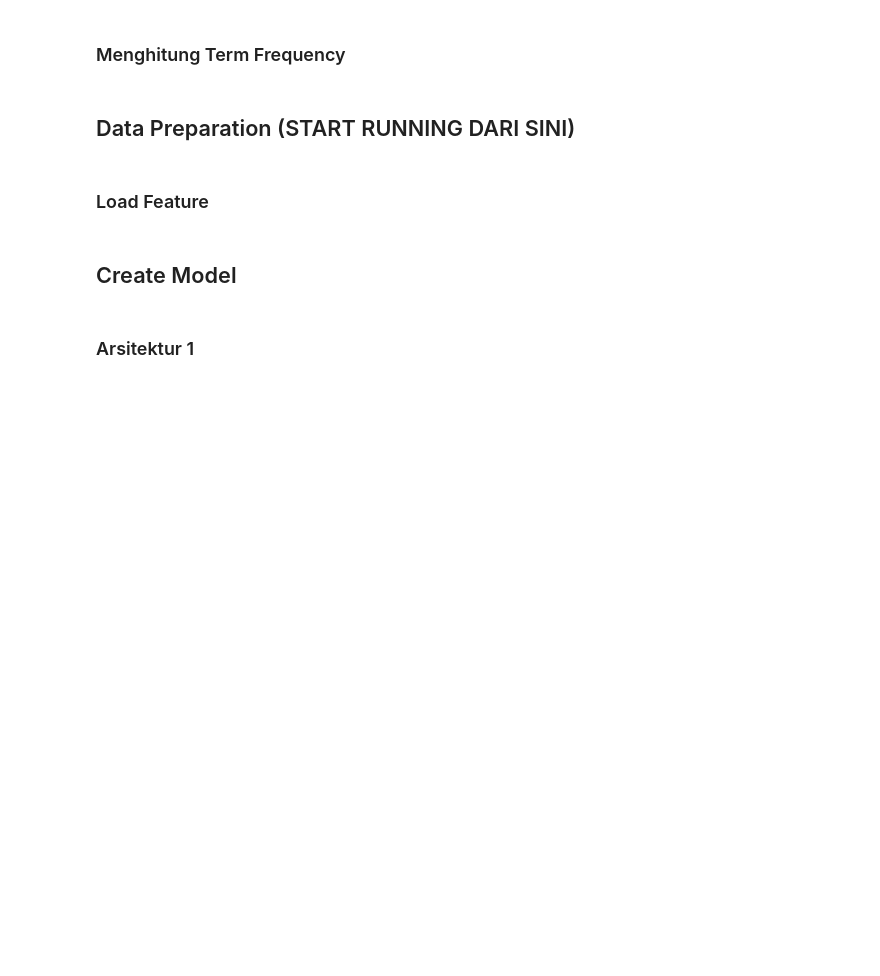
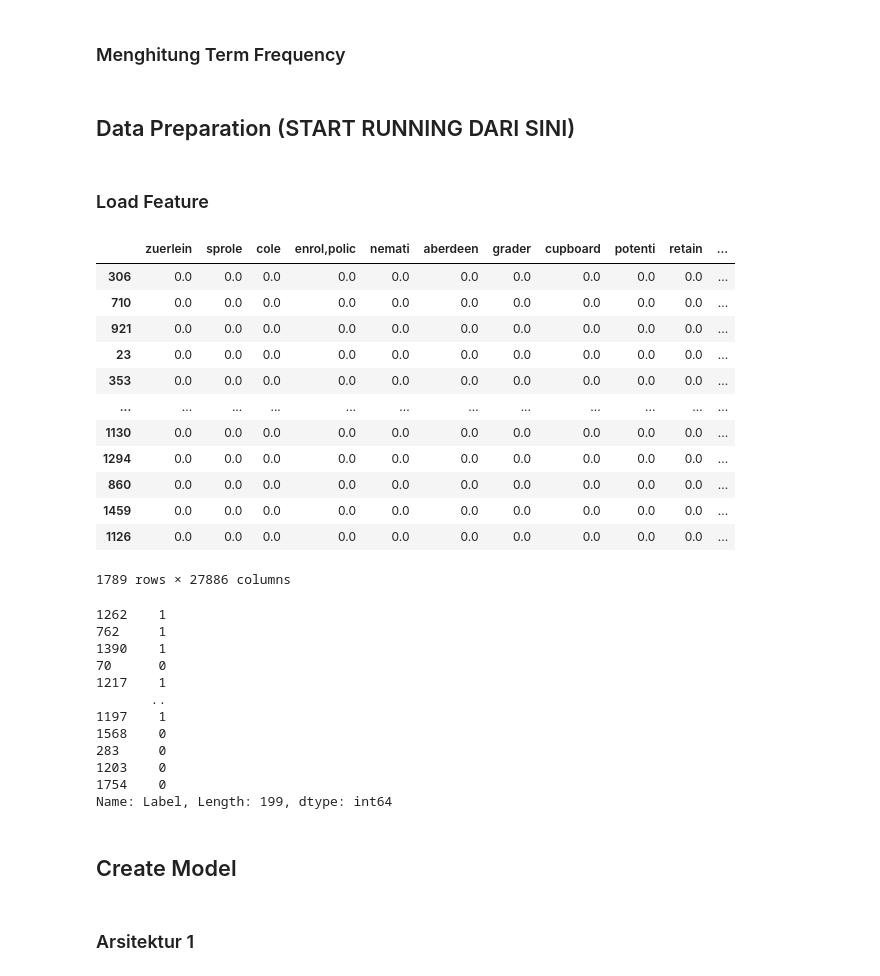
Before and after one commit to IvanSholana/Machine-Learning-Project, a Jupyter notebook: Hoax News Detection/TrueNHoaxDetection.ipynb, the cells around one changed output. Saved outputs shown, nothing was run; the diff lists cells and outputs as text; code cells hidden in the pictures; blank space fills up the shorter version.

```diff
--- a/Hoax News Detection/TrueNHoaxDetection.ipynb
+++ b/Hoax News Detection/TrueNHoaxDetection.ipynb
@@ -14,4 +19,4 @@ nltk.download('punkt') # Download data yang dibutuhkan untuk NLTK (jalankan seka
 # %%
-df = pd.read_csv("./dataset/Dataset2.csv") # Memuat dataset
+df = pd.read_csv("./dataset/dataset.csv") # Memuat dataset
 # %%
 df
@@ -102,9 +176,12 @@ tf = np.zeros((len(processed_unique_words), len(docs)))
 ## Data Preparation (START RUNNING DARI SINI)
 # %% [markdown]
 ### Load Feature
+# %%
+unique_word = pd.read_csv("./dataset/unique_words.csv",index_col=0)
+unique_word = unique_word['Feature'].tolist()
 # %%
-tfdf = pd.read_csv("./tf.csv")
-tfdf.index = processed_unique_words
+tfdf = pd.read_csv("./dataset/tf.csv")
+tfdf.index = unique_word
 tfdf = tfdf.transpose()
 # %%
 from sklearn.model_selection import train_test_split
@@ -113,6 +190,30 @@ scaler = MinMaxScaler()
 # %%
 X_train, X_test, y_train, y_test = train_test_split(tfdf, df['Label'], test_size=0.10, random_state=42) # Data Splitting
 
-# Normalisasi Data
-norm_X_train = scaler.fit_transform(X_train)
-norm_X_test = scaler.fit_transform(X_test)
+display(X_train,y_test)
+# %% [output]
+|  | zuerlein | sprole | cole | enrol,polic | nemati | aberdeen | grader | cupboard | potenti | retain | ... |
+| 306 | 0.0 | 0.0 | 0.0 | 0.0 | 0.0 | 0.0 | 0.0 | 0.0 | 0.0 | 0.0 | ... |
+| 710 | 0.0 | 0.0 | 0.0 | 0.0 | 0.0 | 0.0 | 0.0 | 0.0 | 0.0 | 0.0 | ... |
+| 921 | 0.0 | 0.0 | 0.0 | 0.0 | 0.0 | 0.0 | 0.0 | 0.0 | 0.0 | 0.0 | ... |
+| 23 | 0.0 | 0.0 | 0.0 | 0.0 | 0.0 | 0.0 | 0.0 | 0.0 | 0.0 | 0.0 | ... |
+| 353 | 0.0 | 0.0 | 0.0 | 0.0 | 0.0 | 0.0 | 0.0 | 0.0 | 0.0 | 0.0 | ... |
+| ... | ... | ... | ... | ... | ... | ... | ... | ... | ... | ... | ... |
+| 1130 | 0.0 | 0.0 | 0.0 | 0.0 | 0.0 | 0.0 | 0.0 | 0.0 | 0.0 | 0.0 | ... |
+| 1294 | 0.0 | 0.0 | 0.0 | 0.0 | 0.0 | 0.0 | 0.0 | 0.0 | 0.0 | 0.0 | ... |
+| 860 | 0.0 | 0.0 | 0.0 | 0.0 | 0.0 | 0.0 | 0.0 | 0.0 | 0.0 | 0.0 | ... |
+| 1459 | 0.0 | 0.0 | 0.0 | 0.0 | 0.0 | 0.0 | 0.0 | 0.0 | 0.0 | 0.0 | ... |
+| 1126 | 0.0 | 0.0 | 0.0 | 0.0 | 0.0 | 0.0 | 0.0 | 0.0 | 0.0 | 0.0 | ... |
+1789 rows × 27886 columns
+1262    1
+762     1
+1390    1
+70      0
+1217    1
+       ..
+1197    1
+1568    0
+283     0
+1203    0
+1754    0
+Name: Label, Length: 199, dtype: int64
```
Also changed, not shown: parts of 34 cells of this notebook, 1 other file.
